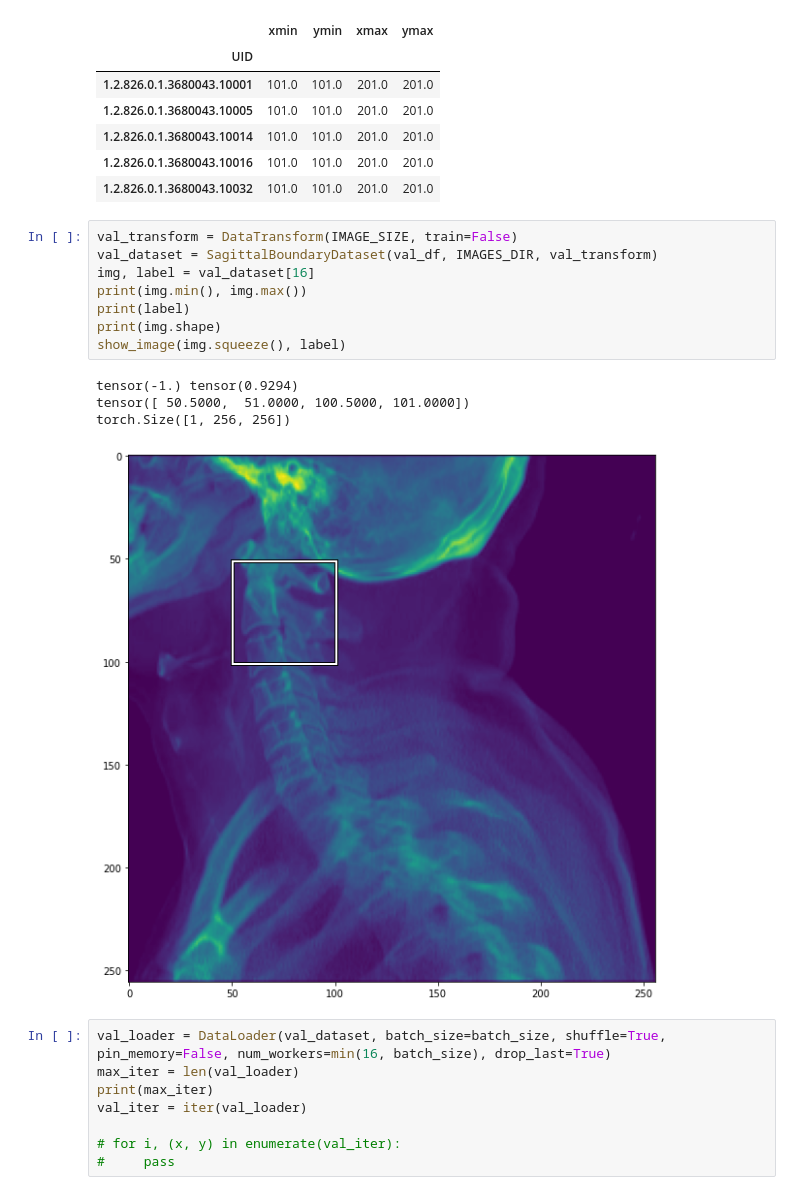
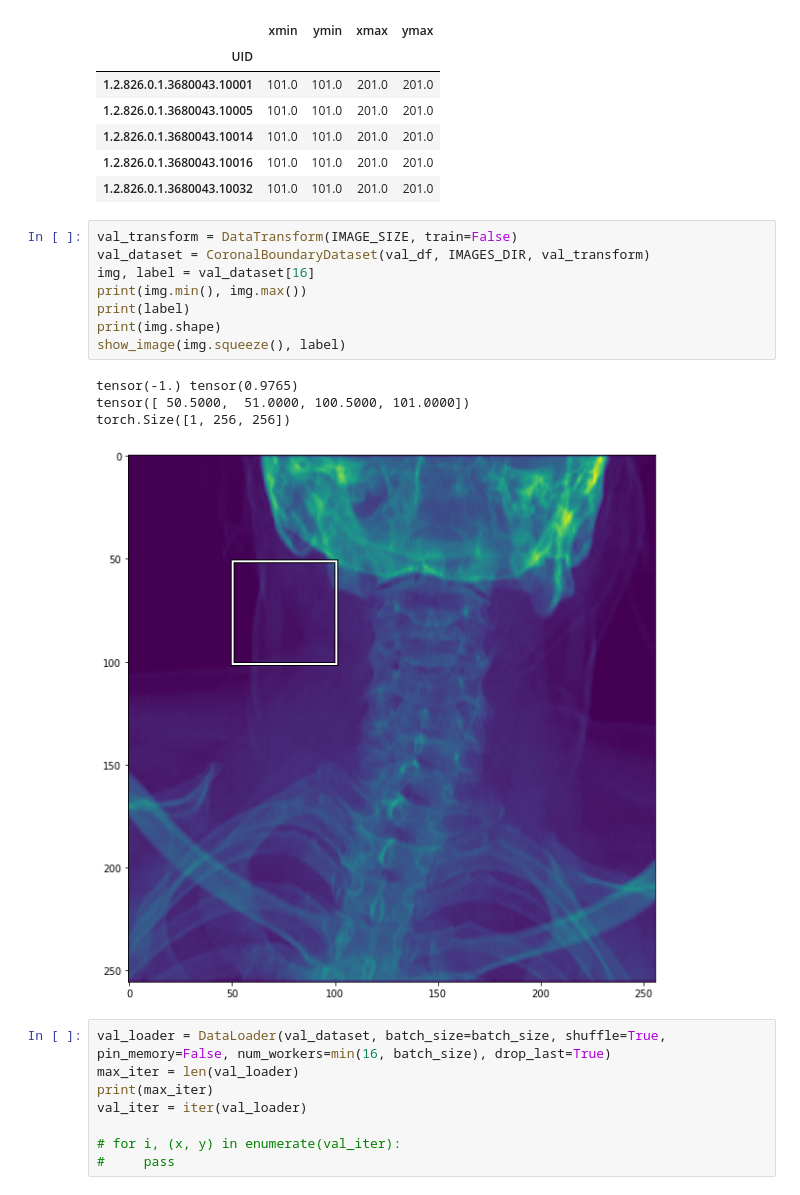
Before and after one commit to ghty011/cervical_spine, a Jupyter notebook: final/train_coronal_boundary.ipynb, the cells around one changed output. Saved outputs shown, nothing was run; the diff lists cells and outputs as text.

Commit message:
infer sagittal/coronal boundary

```diff
--- a/final/train_coronal_boundary.ipynb
+++ b/final/train_coronal_boundary.ipynb
@@ -425,17 +425,17 @@ val_df.head()
 | 1.2.826.0.1.3680043.10032 | 101.0 | 101.0 | 201.0 | 201.0 |
 # %%
 val_transform = DataTransform(IMAGE_SIZE, train=False)
-val_dataset = SagittalBoundaryDataset(val_df, IMAGES_DIR, val_transform)
+val_dataset = CoronalBoundaryDataset(val_df, IMAGES_DIR, val_transform)
 img, label = val_dataset[16]
 print(img.min(), img.max())
 print(label)
 print(img.shape)
 show_image(img.squeeze(), label)
 # %% [output]
-tensor(-1.) tensor(0.9294)
+tensor(-1.) tensor(0.9765)
 tensor([ 50.5000,  51.0000, 100.5000, 101.0000])
 torch.Size([1, 256, 256])
-[figure, old version]
+[figure, new version]
 # %%
 val_loader = DataLoader(val_dataset, batch_size=batch_size, shuffle=True, pin_memory=False, num_workers=min(16, batch_size), drop_last=True)
 max_iter = len(val_loader)
```
Also changed, not shown: parts of 9 cells of this notebook, 3 other files.
